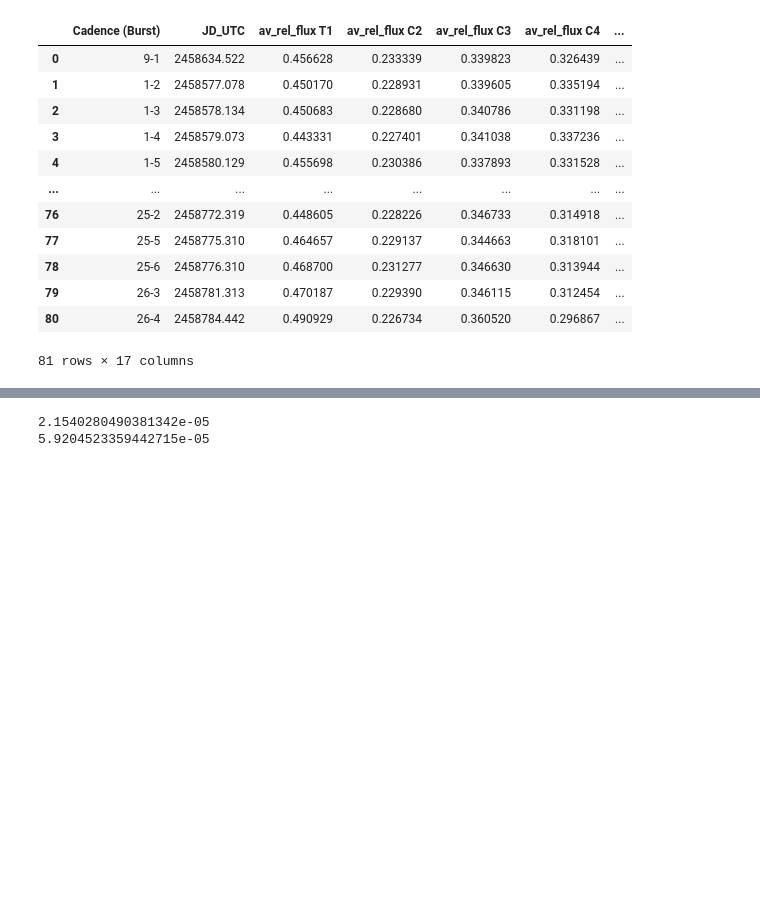
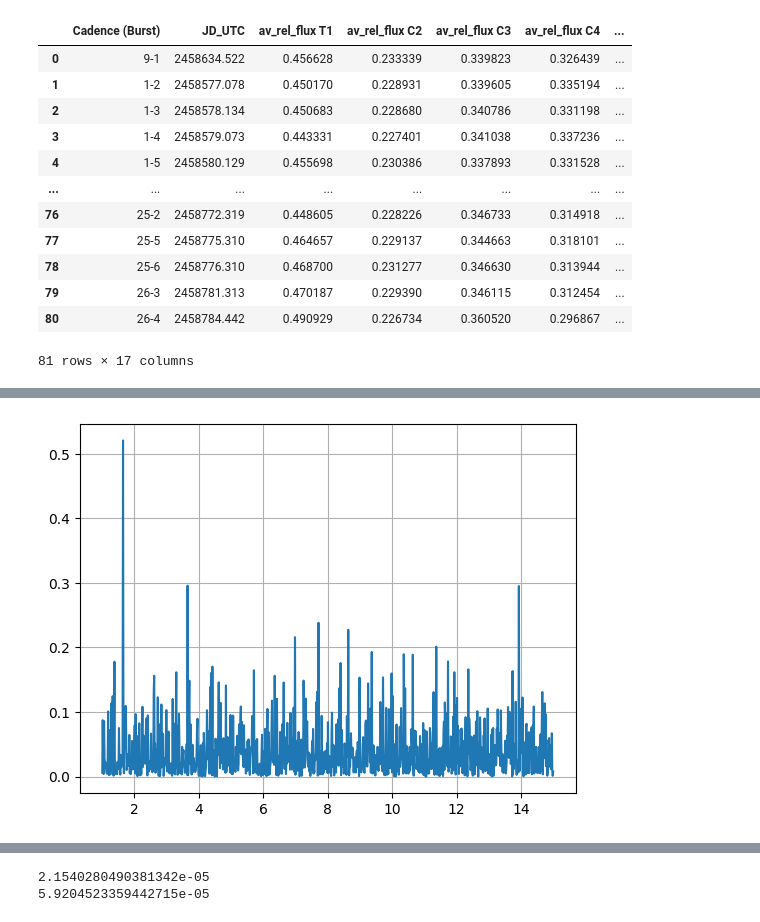
Before and after one commit to williamlee8ucb/GWAM_Lomb_Scargle, a Jupyter notebook: LS_Testing.ipynb, the cells around one changed output, grey strips where cells are left out. Cells and saved outputs as stored; diff of their text form; code cells hidden in the pictures; blank space fills up the shorter version.

Commit message:
manual LS from Robert Quimby

```diff
--- a/LS_Testing.ipynb
+++ b/LS_Testing.ipynb
@@ -51,0 +42,12 @@ plt.plot(frequency, power)
+# %%
+# QUIMBY VIDEO ASTROPY
+
+t = dropped['JD_UTC'] * u.day
+mags = dropped['av_rel_flux T1'] - np.mean(dropped['av_rel_flux T1']) * u.mag
+ls = LombScargle(t, mags, d_error)
+power = ls.power(freqs)
+
+plt.plot(freqs, power)
+plt.grid();
+# %% [output]
+[figure, added]
```
Also changed, not shown: parts of 13 cells of this notebook.
